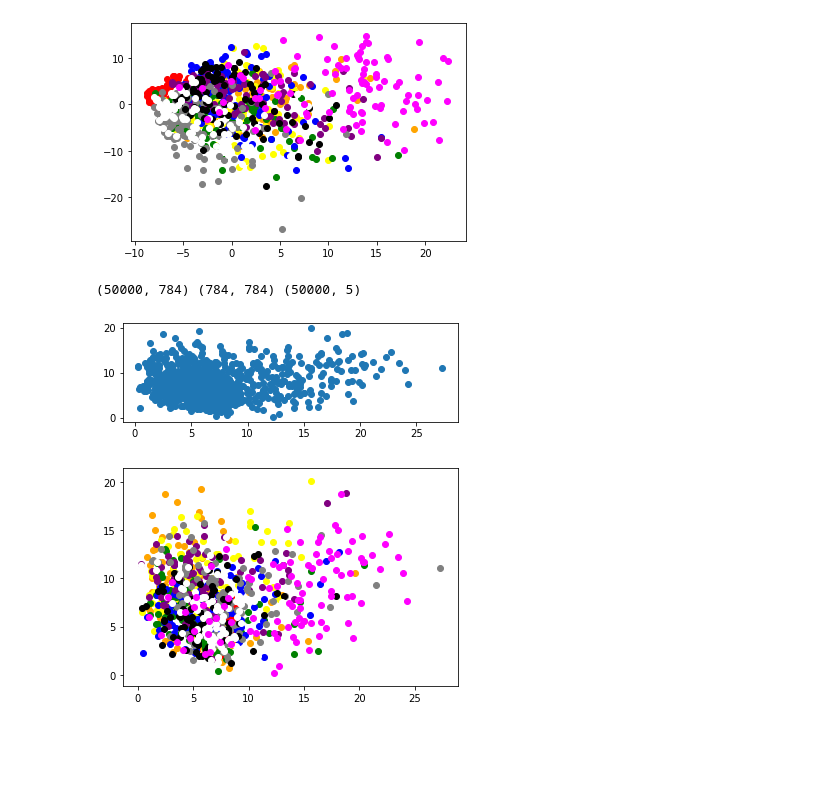
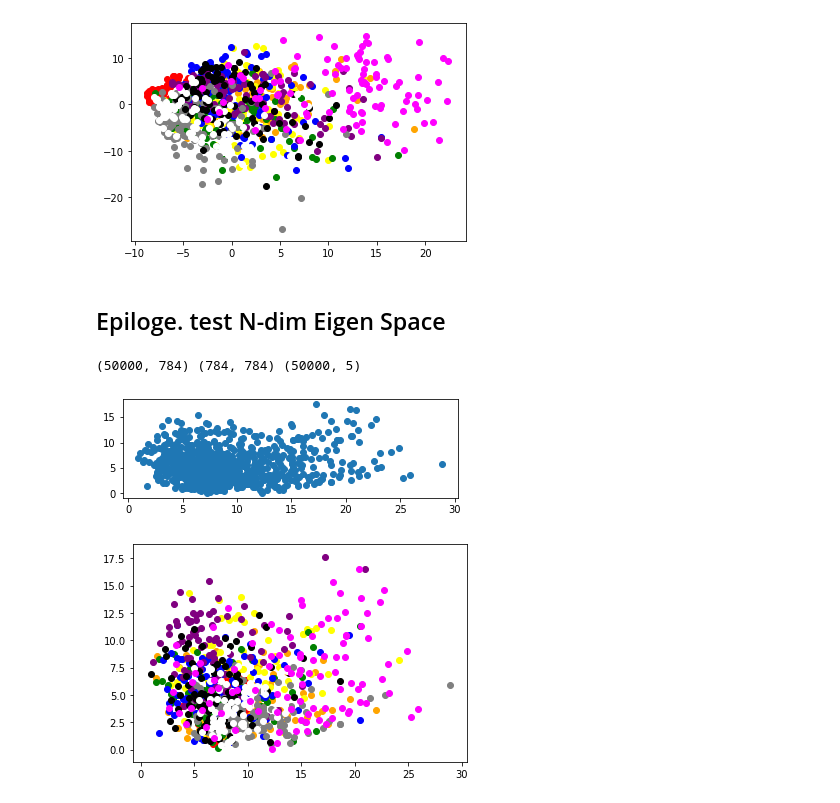
Before and after one commit to lucky4964/ML, a Jupyter notebook: PCA/PCA.ipynb, the cells around one changed output. Drawn from its saved outputs; the diff is of its cells as text; code cells hidden in the pictures; blank space fills up the shorter version.

```diff
--- a/PCA/PCA.ipynb
+++ b/PCA/PCA.ipynb
@@ -152,6 +152,8 @@ plt.scatter(label0[...,0],label0[...,1],c='magenta')
 plt.show()
 # %% [output]
 [figure]
+# %% [markdown]
+## Epiloge. test N-dim Eigen Space
 # %%
 n = 5
 
@@ -164,36 +166,36 @@ n_plot = 1000
 new_tr = new_tr[:n_plot]
 y_tr = y_tr[:n_plot]
 
-new_tr[...,0] = np.linalg.norm(new_tr[...,:2],axis=1)
-new_tr[...,1] = np.linalg.norm(new_tr[...,2:],axis=1)
+new_tr[...,0] = np.linalg.norm(new_tr[...,:3],axis=1)
+new_tr[...,1] = np.linalg.norm(new_tr[...,3:],axis=1)
 
 
 plt.subplot(2,1,1)
 plt.scatter(new_tr[...,0],new_tr[...,1])
 plt.show()
 
 label1 = new_tr[np.where(y_tr=='1')]
 label2 = new_tr[np.where(y_tr=='2')]
 label3 = new_tr[np.where(y_tr=='3')]
 label4 = new_tr[np.where(y_tr=='4')]
 label5 = new_tr[np.where(y_tr=='5')]
 label6 = new_tr[np.where(y_tr=='6')]
 label7 = new_tr[np.where(y_tr=='7')]
 label8 = new_tr[np.where(y_tr=='8')]
 label9 = new_tr[np.where(y_tr=='9')]
 label0 = new_tr[np.where(y_tr=='0')]
 plt.scatter(label1[...,0],label1[...,1],c='red')
 plt.scatter(label2[...,0],label2[...,1],c='orange')
 plt.scatter(label3[...,0],label3[...,1],c='yellow')
 plt.scatter(label4[...,0],label4[...,1],c='green')
 plt.scatter(label5[...,0],label5[...,1],c='blue')
 plt.scatter(label6[...,0],label6[...,1],c='purple')
 plt.scatter(label7[...,0],label7[...,1],c='gray')
 plt.scatter(label8[...,0],label8[...,1],c='black')
 plt.scatter(label9[...,0],label9[...,1],c='white')
 plt.scatter(label0[...,0],label0[...,1],c='magenta')
 plt.show()
 # %% [output]
 (50000, 784) (784, 784) (50000, 5)
-[figure, old version]
+[figure, new version]
-[figure, old version]
+[figure, new version]
```
